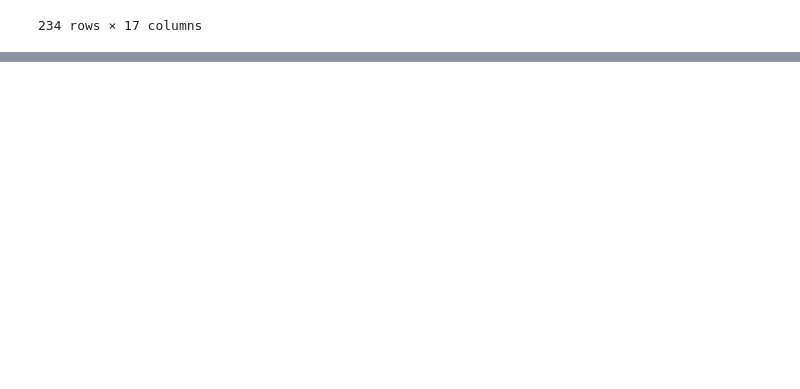
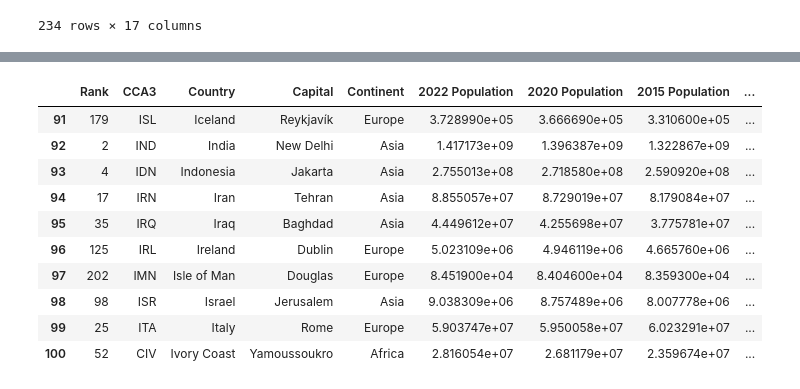
Before and after one commit to aleksmn/DataLessons, a Jupyter notebook: 02-filter_and_order.ipynb, the cells around one changed output, grey strips where cells are left out. Drawn from its saved outputs; the diff is of its cells as text; code cells hidden in the pictures; blank space fills up the shorter version.

```diff
--- a/02-filter_and_order.ipynb
+++ b/02-filter_and_order.ipynb
@@ -22,0 +60,14 @@ df
+# %%
+df[df['Country'].str.startswith("I")]
+# %% [output]
+|  | Rank | CCA3 | Country | Capital | Continent | 2022 Population | 2020 Population | 2015 Population | ... |
+| 91 | 179 | ISL | Iceland | Reykjavík | Europe | 3.728990e+05 | 3.666690e+05 | 3.310600e+05 | ... |
+| 92 | 2 | IND | India | New Delhi | Asia | 1.417173e+09 | 1.396387e+09 | 1.322867e+09 | ... |
+| 93 | 4 | IDN | Indonesia | Jakarta | Asia | 2.755013e+08 | 2.718580e+08 | 2.590920e+08 | ... |
+| 94 | 17 | IRN | Iran | Tehran | Asia | 8.855057e+07 | 8.729019e+07 | 8.179084e+07 | ... |
+| 95 | 35 | IRQ | Iraq | Baghdad | Asia | 4.449612e+07 | 4.255698e+07 | 3.775781e+07 | ... |
+| 96 | 125 | IRL | Ireland | Dublin | Europe | 5.023109e+06 | 4.946119e+06 | 4.665760e+06 | ... |
+| 97 | 202 | IMN | Isle of Man | Douglas | Europe | 8.451900e+04 | 8.404600e+04 | 8.359300e+04 | ... |
+| 98 | 98 | ISR | Israel | Jerusalem | Asia | 9.038309e+06 | 8.757489e+06 | 8.007778e+06 | ... |
+| 99 | 25 | ITA | Italy | Rome | Europe | 5.903747e+07 | 5.950058e+07 | 6.023291e+07 | ... |
+| 100 | 52 | CIV | Ivory Coast | Yamoussoukro | Africa | 2.816054e+07 | 2.681179e+07 | 2.359674e+07 | ... |
```
Also changed, not shown: parts of 13 cells of this notebook.
